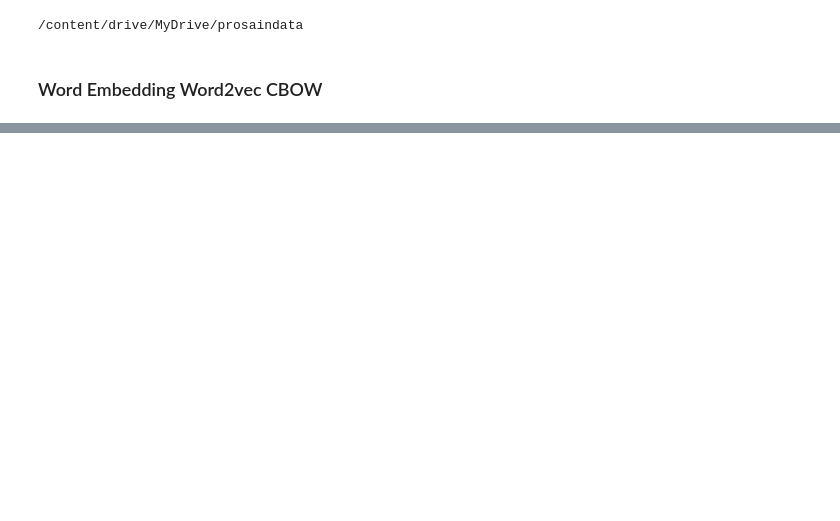
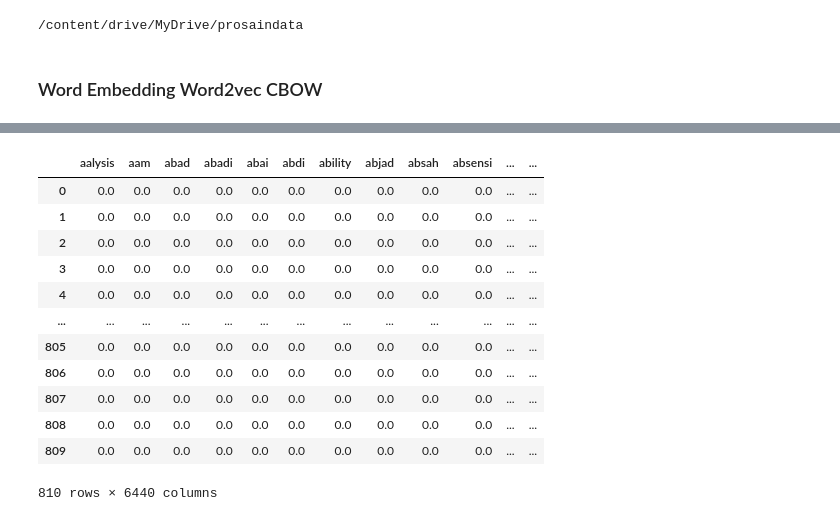
Before and after one commit to khikisb/prosaindata, a Jupyter notebook: _sources/tugas-prosaindata/21-112_Okhi Sahrul Barkah_UTS.ipynb, the cells around one changed output, grey strips where cells are left out. Saved outputs shown, nothing was run; the diff lists cells and outputs as text; code cells hidden in the pictures; blank space fills up the shorter version.

Commit message:
Update documentation

```diff
--- a/_sources/tugas-prosaindata/21-112_Okhi Sahrul Barkah_UTS.ipynb
+++ b/_sources/tugas-prosaindata/21-112_Okhi Sahrul Barkah_UTS.ipynb
@@ -459,0 +462,5 @@ sim_words
+# %%
+# mengambil data hasil proses pre-prosessing sebelumnya untuk kategori dan text hasil stemming
+datap = pd.read_excel("df.xlsx", usecols=["Label", "stemming"])
+datap.columns = ["Label", "Abstrak"]
+datap
@@ -459,0 +520,13 @@ sim_words
+# %%
+terms = tf_idf.get_feature_names_out()
+
+# sum tfidf frequency of each term through documents
+sums = tfidf_mat.sum(axis=0)
+
+# connecting term to its sums frequency
+datas = []
+for col, term in enumerate(terms):
+    datas.append((term, sums[col] ))
+
+ranking = pd.DataFrame(datas, columns=['term','rank'])
+ranking.sort_values('rank', ascending=False)
@@ -459,0 +547,38 @@ sim_words
+# %%
+from sklearn.feature_extraction.text import TfidfVectorizer, CountVectorizer
+from sklearn.preprocessing import normalize
+
+max_features = 10000
+
+# calc TF vector
+cvect = CountVectorizer(max_features=max_features)
+TF_vector = cvect.fit_transform(datap["text_join"])
+
+# normalize TF vector
+normalized_TF_vector = normalize(TF_vector, norm='l1', axis=1)
+
+# calc IDF
+tfidf = TfidfVectorizer(max_features=max_features, smooth_idf=False)
+tfs = tfidf.fit_transform(datap["text_join"])
+IDF_vector = tfidf.idf_
+
+# hitung TF x IDF sehingga dihasilkan TFIDF matrix / vector
+tfidf_mat = normalized_TF_vector.multiply(IDF_vector).toarray()
+# %%
+# hasil dari tf-idf
+dfbtf= pd.DataFrame(data=tfidf_mat,columns=[terms])
+dfbtf
+# %% [output]
+|  | aalysis | aam | abad | abadi | abai | abdi | ability | abjad | absah | absensi | ... | ... |
+| 0 | 0.0 | 0.0 | 0.0 | 0.0 | 0.0 | 0.0 | 0.0 | 0.0 | 0.0 | 0.0 | ... | ... |
+| 1 | 0.0 | 0.0 | 0.0 | 0.0 | 0.0 | 0.0 | 0.0 | 0.0 | 0.0 | 0.0 | ... | ... |
+| 2 | 0.0 | 0.0 | 0.0 | 0.0 | 0.0 | 0.0 | 0.0 | 0.0 | 0.0 | 0.0 | ... | ... |
+| 3 | 0.0 | 0.0 | 0.0 | 0.0 | 0.0 | 0.0 | 0.0 | 0.0 | 0.0 | 0.0 | ... | ... |
+| 4 | 0.0 | 0.0 | 0.0 | 0.0 | 0.0 | 0.0 | 0.0 | 0.0 | 0.0 | 0.0 | ... | ... |
+| ... | ... | ... | ... | ... | ... | ... | ... | ... | ... | ... | ... | ... |
+| 805 | 0.0 | 0.0 | 0.0 | 0.0 | 0.0 | 0.0 | 0.0 | 0.0 | 0.0 | 0.0 | ... | ... |
+| 806 | 0.0 | 0.0 | 0.0 | 0.0 | 0.0 | 0.0 | 0.0 | 0.0 | 0.0 | 0.0 | ... | ... |
+| 807 | 0.0 | 0.0 | 0.0 | 0.0 | 0.0 | 0.0 | 0.0 | 0.0 | 0.0 | 0.0 | ... | ... |
+| 808 | 0.0 | 0.0 | 0.0 | 0.0 | 0.0 | 0.0 | 0.0 | 0.0 | 0.0 | 0.0 | ... | ... |
+| 809 | 0.0 | 0.0 | 0.0 | 0.0 | 0.0 | 0.0 | 0.0 | 0.0 | 0.0 | 0.0 | ... | ... |
+810 rows × 6440 columns
```
Also changed, not shown: parts of 33 cells of this notebook, 20 other files.
